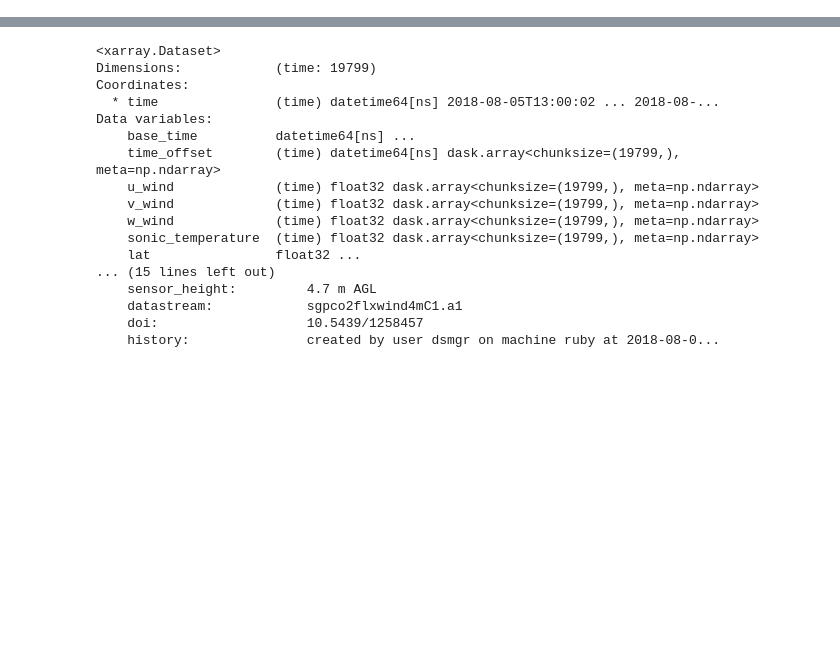
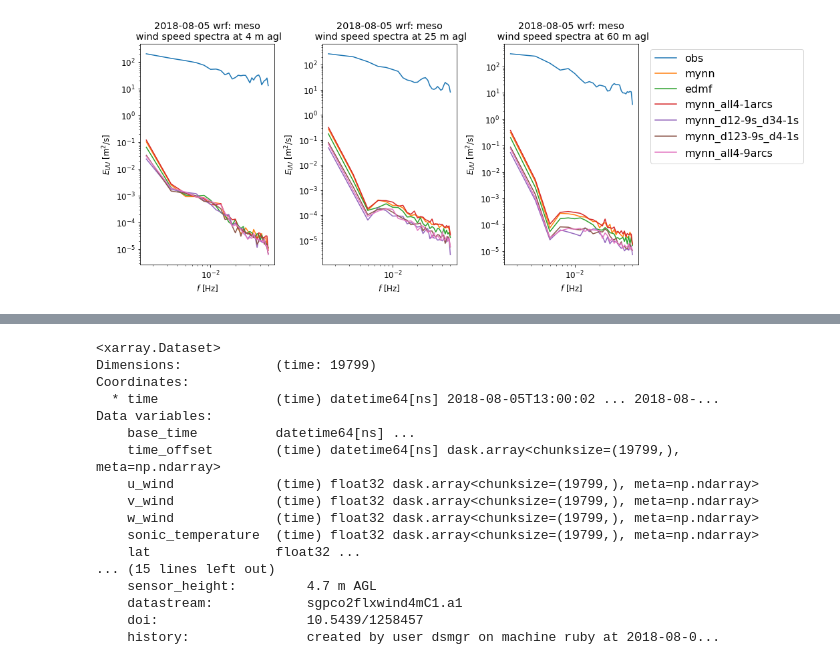
Before and after one commit to joejoeyjoseph/mmc-pnnl-j3, a Jupyter notebook: sgp/eagle/03d_j3wrf_meso-les_spectrum.ipynb, the cells around one changed output, grey strips where cells are left out. Cells and saved outputs as stored; diff of their text form; code cells hidden in the pictures; blank space fills up the shorter version.

Commit message:
update spectra nb

```diff
--- a/sgp/eagle/03d_j3wrf_meso-les_spectrum.ipynb
+++ b/sgp/eagle/03d_j3wrf_meso-les_spectrum.ipynb
@@ -35,5 +35,11 @@ sim_dict = {'meso': ['c1.d02', d02_wrf_dt],
 # get specific dates associated w/ wrf runs
 data_dir_df = pd.read_csv(nb_dir[0]+'/data-dir-j3leswrf.csv', index_col=0)
 
+runs_list = list(data_dir_df.index)[:-1]
+
 # 1 obs height in m, to match wrf's heights
 share_height = [4, 25, 60]
+# %%
+runs_dict = {}
+for run in runs_list:
+    runs_dict[run] = read_1wrf_ts(eval_date, sim, run)
@@ -97,0 +177,45 @@ TypeError: get_wrf_spectra() missing 3 required positional arguments: 'time_star
+# %%
+plot_4mspectra_dict = {'obs': obs4_spectra.to_dataframe()}
+for run in runs_list:
+    plot_4mspectra_dict[run] = run_spectra_dict[run].sel(height=4).to_dataframe()
+
+plot_25mspectra_dict = {'obs': obs25_spectra.to_dataframe()}
+for run in runs_list:
+    plot_25mspectra_dict[run] = run_spectra_dict[run].sel(height=25).to_dataframe()
+
+plot_60mspectra_dict = {'obs': obs60_spectra.to_dataframe()}
+for run in runs_list:
+    plot_60mspectra_dict[run] = run_spectra_dict[run].sel(height=60).to_dataframe()
+# %%
+fig, axs = plt.subplots(1, 3, figsize=(15, 6))
+
+plt.rcParams.update({'font.size': 12})
+
+_, ax = plot_spectrum(
+        datasets=plot_4mspectra_dict,
+        fields='wspd',
+        showlegend=False, fig=fig, ax=axs[0])
+
+ax.set_title(eval_date+' wrf: '+sim+'\n wind speed spectra at 4 m agl')
+
+_, ax = plot_spectrum(
+        datasets=plot_25mspectra_dict,
+        fields='wspd',
+        showlegend=False, fig=fig, ax=axs[1])
+
+ax.set_title(eval_date+' wrf: '+sim+'\n wind speed spectra at 25 m agl')
+
+_, ax = plot_spectrum(
+        datasets=plot_60mspectra_dict,
+        fields='wspd',
+        showlegend=True, fig=fig, ax=axs[2])
+
+ax.set_title(eval_date+' wrf: '+sim+'\n wind speed spectra at 60 m agl')
+
+plt.tight_layout()
+
+#     plt.savefig('plots_03d/'+eval_date+'_'+sim+'_3spectra.pdf')
+
+plt.show()
+# %% [output]
+[figure, added]
```
Also changed, not shown: parts of 11 cells of this notebook, 1 other file.
